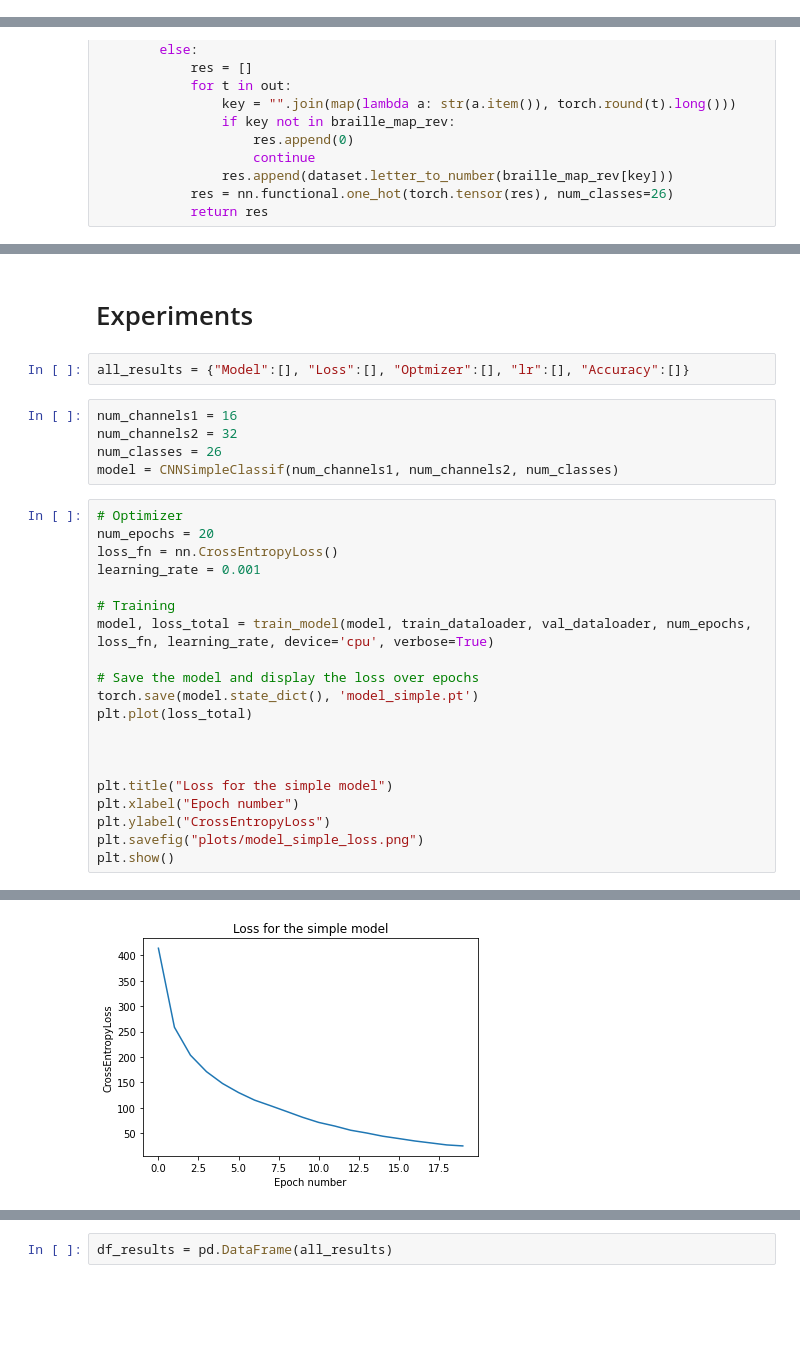
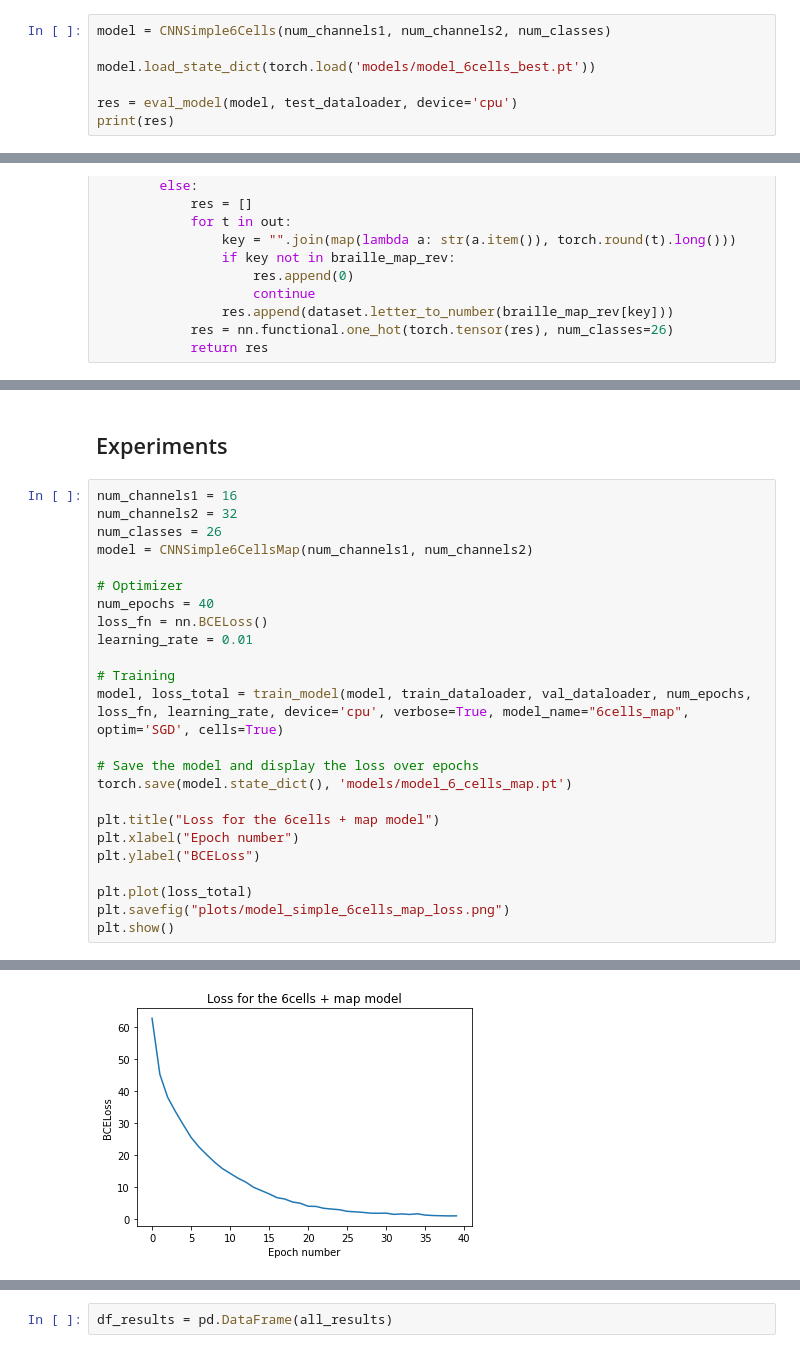
Before and after one commit to PiCindy/Braille-character-recognition, a Jupyter notebook: project_braille.ipynb, the cells around one changed output, grey strips where cells are left out. Drawn from its saved outputs; the diff is of its cells as text; blank space fills up the shorter version.

```diff
--- a/project_braille.ipynb
+++ b/project_braille.ipynb
@@ -197,0 +397,7 @@ class CNNSimple6Cells(nn.Module):
+# %%
+model = CNNSimple6Cells(num_channels1, num_channels2, num_classes)
+
+model.load_state_dict(torch.load('models/model_6cells_best.pt'))
+
+res = eval_model(model, test_dataloader, device='cpu')
+print(res)
@@ -343,30 +459,27 @@ def train_model(model, train_dataloader, valid_dataloader, num_epochs, loss_fn,
 # %% [markdown]
-# Experiments
+## Experiments
-# %%
-all_results = {"Model":[], "Loss":[], "Optmizer":[], "lr":[], "Accuracy":[]}
-# %%
-num_channels1 = 16
-num_channels2 = 32
-num_classes = 26
-model = CNNSimpleClassif(num_channels1, num_channels2, num_classes)
 # %%
+num_channels1 = 16
+num_channels2 = 32
+num_classes = 26
+model = CNNSimple6CellsMap(num_channels1, num_channels2)
+
 # Optimizer
-num_epochs = 20
-loss_fn = nn.CrossEntropyLoss()
-learning_rate = 0.001
+num_epochs = 40
+loss_fn = nn.BCELoss()
+learning_rate = 0.01
 
 # Training
-model, loss_total = train_model(model, train_dataloader, val_dataloader, num_epochs, loss_fn, learning_rate, device='cpu', verbose=True)
+model, loss_total = train_model(model, train_dataloader, val_dataloader, num_epochs, loss_fn, learning_rate, device='cpu', verbose=True, model_name="6cells_map", optim='SGD', cells=True)
 
 # Save the model and display the loss over epochs
-torch.save(model.state_dict(), 'model_simple.pt')
+torch.save(model.state_dict(), 'models/model_6_cells_map.pt')
+
+plt.title("Loss for the 6cells + map model")
+plt.xlabel("Epoch number")
+plt.ylabel("BCELoss")
+
 plt.plot(loss_total)
-
-
-
-plt.title("Loss for the simple model")
-plt.xlabel("Epoch number")
-plt.ylabel("CrossEntropyLoss")
-plt.savefig("plots/model_simple_loss.png")
+plt.savefig("plots/model_simple_6cells_map_loss.png")
 plt.show()
 # %% [output]
@@ -390,2 +503,2 @@ Epoch [20/20], Loss: 24.6304
-[figure, old version]
+[figure, new version]
 # %%
```
Also changed, not shown: parts of 31 cells of this notebook, 10 other files.
